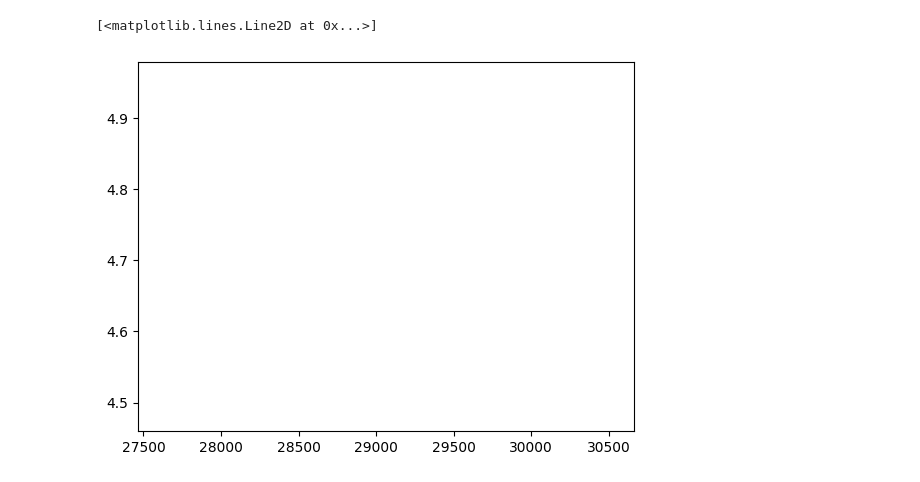
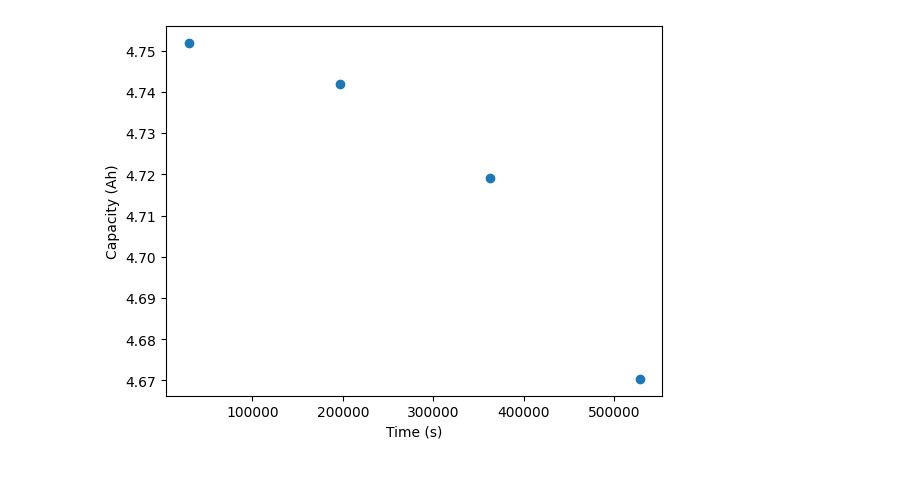
Before and after one commit to eet-tub/pydpeet, a Jupyter notebook: docs/examples/notebooks/Tutorial_06_SOH_C.ipynb, the cells around one changed output. Saved outputs shown, nothing was run; the diff lists cells and outputs as text; code cells hidden in the pictures.

```diff
--- a/docs/examples/notebooks/Tutorial_06_SOH_C.ipynb
+++ b/docs/examples/notebooks/Tutorial_06_SOH_C.ipynb
@@ -7,5 +7,5 @@ import pydpeet as eet
 
 eet.set_logging_style("ERROR")
 # %%
-Data = eet.read(config="neware_8_0_0_516", input_path=r"..\..\res\raw\Cal_Ageing_Checkup3.xlsx")
-Data.head()
+Datas = eet.read(config="neware_8_0_0_516", input_path=r"..\..\res\raw")
+Data = eet.merge_into_series(Datas)
@@ -50,6 +40,8 @@ results.head()
 # %%
 fig, ax = plt.subplots()
-ax.plot(Data["Test_Time[s]"], results["Capacity[Ah]"])
+ax.plot(Data["Test_Time[s]"], results["Capacity[Ah]"], marker="o")
+ax.set_xlabel("Time (s)")
+ax.set_ylabel("Capacity (Ah)")
+plt.show()
 # %% [output]
-[<matplotlib.lines.Line2D at 0x...>]
-[figure, old version]
+[figure, new version]
```
Also changed, not shown: parts of 5 cells of this notebook, 10 other files.
